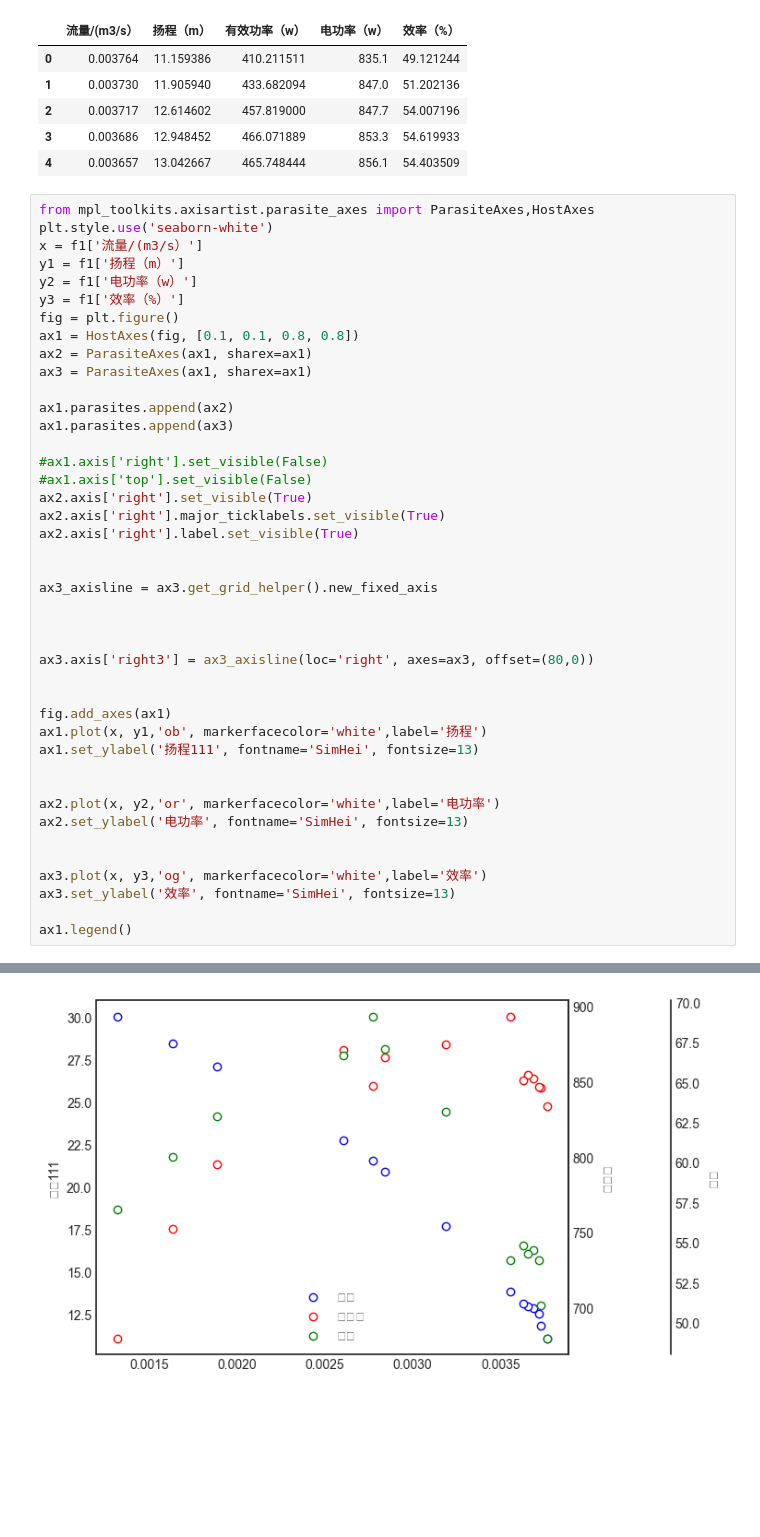
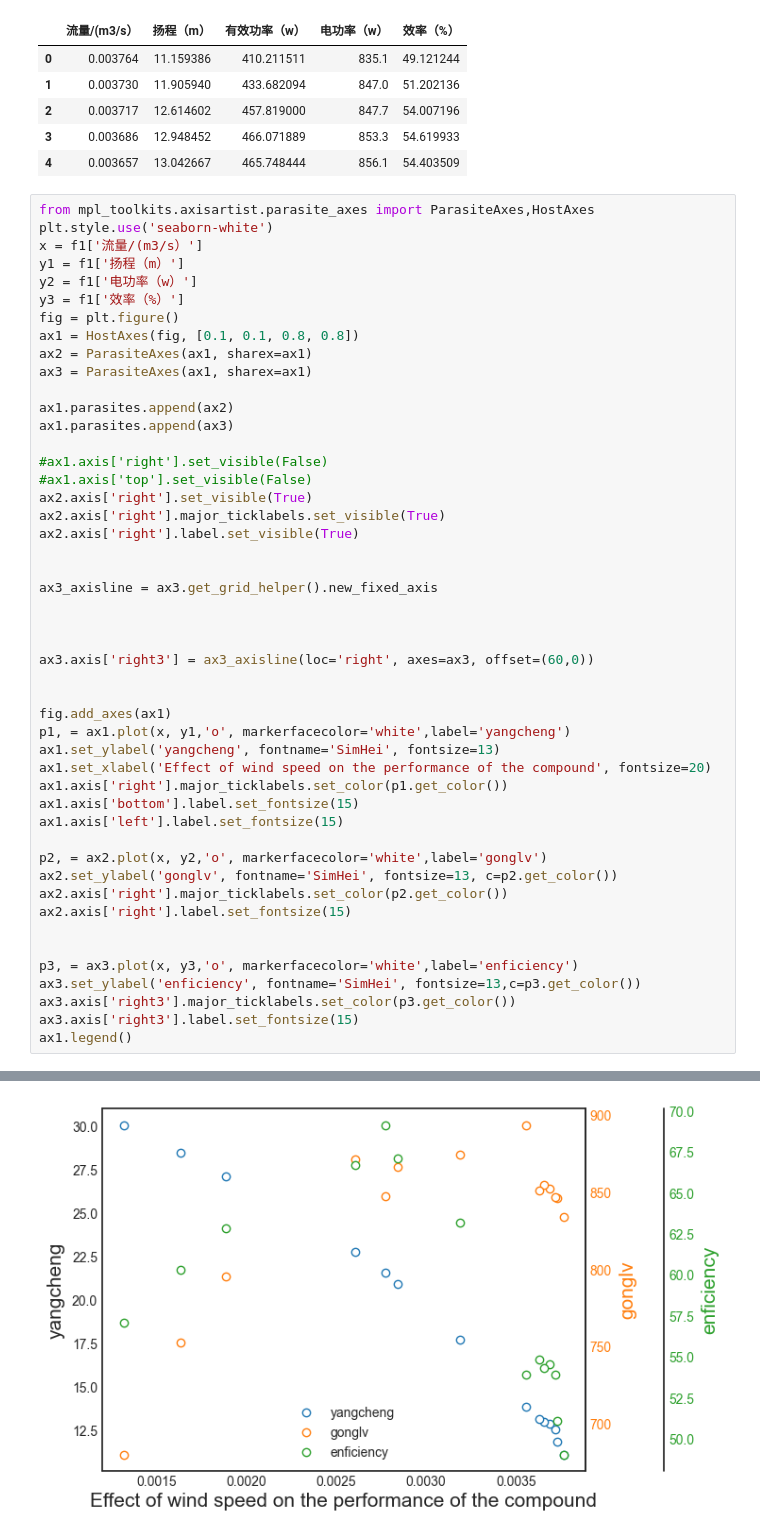
Before and after one commit to neverpartZY/Document, a Jupyter notebook: excecise.ipynb, the cells around one changed output, grey strips where cells are left out. Cells and saved outputs as stored; diff of their text form; blank space fills up the shorter version.

```diff
--- a/excecise.ipynb
+++ b/excecise.ipynb
@@ -88,44 +88,50 @@ x = f1['流量/(m3/s）']
 y1 = f1['扬程（m）']
 y2 = f1['电功率（w）']
 y3 = f1['效率（%）']
 fig = plt.figure()
 ax1 = HostAxes(fig, [0.1, 0.1, 0.8, 0.8])
 ax2 = ParasiteAxes(ax1, sharex=ax1)
 ax3 = ParasiteAxes(ax1, sharex=ax1)
 
 ax1.parasites.append(ax2)
 ax1.parasites.append(ax3)
 
 #ax1.axis['right'].set_visible(False)
 #ax1.axis['top'].set_visible(False)
 ax2.axis['right'].set_visible(True)
 ax2.axis['right'].major_ticklabels.set_visible(True)
 ax2.axis['right'].label.set_visible(True)
 
 
 ax3_axisline = ax3.get_grid_helper().new_fixed_axis
 
 
 
-ax3.axis['right3'] = ax3_axisline(loc='right', axes=ax3, offset=(80,0))
+ax3.axis['right3'] = ax3_axisline(loc='right', axes=ax3, offset=(60,0))
 
 
 fig.add_axes(ax1)
-ax1.plot(x, y1,'ob', markerfacecolor='white',label='扬程')
-ax1.set_ylabel('扬程111', fontname='SimHei', fontsize=13)
+p1, = ax1.plot(x, y1,'o', markerfacecolor='white',label='yangcheng')
+ax1.set_ylabel('yangcheng', fontname='SimHei', fontsize=13)
+ax1.set_xlabel('Effect of wind speed on the performance of the compound', fontsize=20)
+ax1.axis['right'].major_ticklabels.set_color(p1.get_color())
+ax1.axis['bottom'].label.set_fontsize(15)
+ax1.axis['left'].label.set_fontsize(15)
+
+p2, = ax2.plot(x, y2,'o', markerfacecolor='white',label='gonglv')
+ax2.set_ylabel('gonglv', fontname='SimHei', fontsize=13, c=p2.get_color())
+ax2.axis['right'].major_ticklabels.set_color(p2.get_color())
+ax2.axis['right'].label.set_fontsize(15)
 
 
-ax2.plot(x, y2,'or', markerfacecolor='white',label='电功率')
-ax2.set_ylabel('电功率', fontname='SimHei', fontsize=13)
-
-
-ax3.plot(x, y3,'og', markerfacecolor='white',label='效率')
-ax3.set_ylabel('效率', fontname='SimHei', fontsize=13)
-
+p3, = ax3.plot(x, y3,'o', markerfacecolor='white',label='enficiency')
+ax3.set_ylabel('enficiency', fontname='SimHei', fontsize=13,c=p3.get_color())
+ax3.axis['right3'].major_ticklabels.set_color(p3.get_color())
+ax3.axis['right3'].label.set_fontsize(15)
 ax1.legend()
 # %% [output]
 <matplotlib.legend.Legend at 0x...>
-[figure, old version]
+[figure, new version]
 # %%
 
 from mpl_toolkits.axisartist.parasite_axes import HostAxes, ParasiteAxes
```
Also changed, not shown: parts of 2 cells of this notebook.
